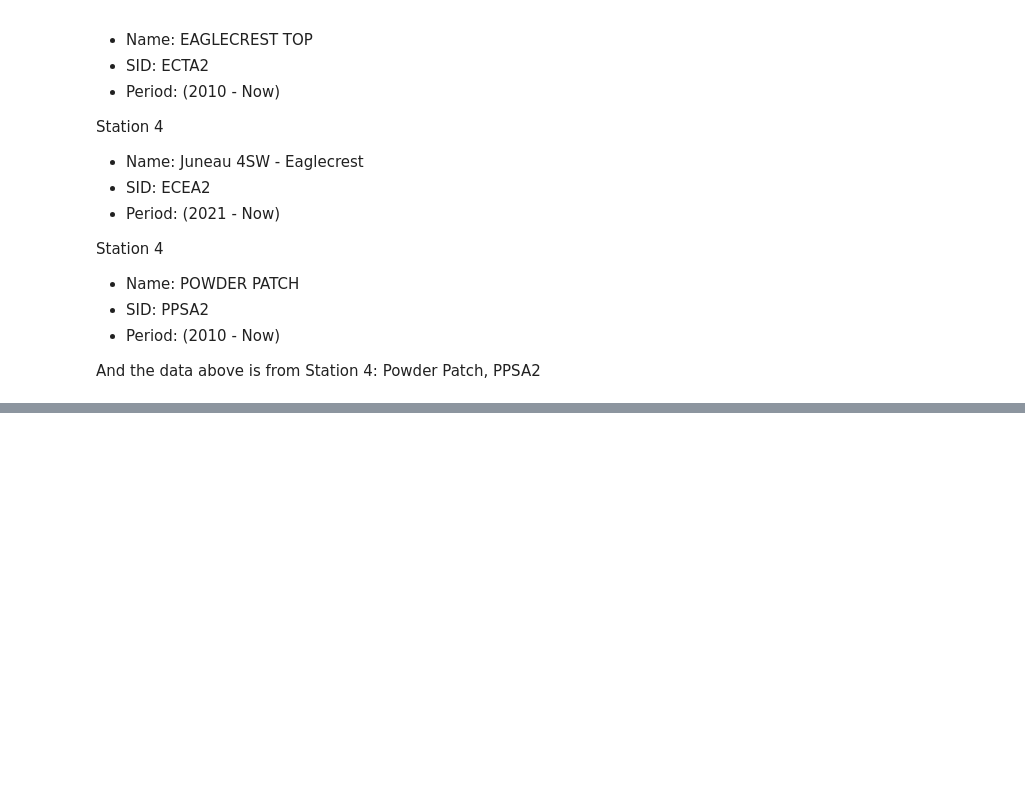
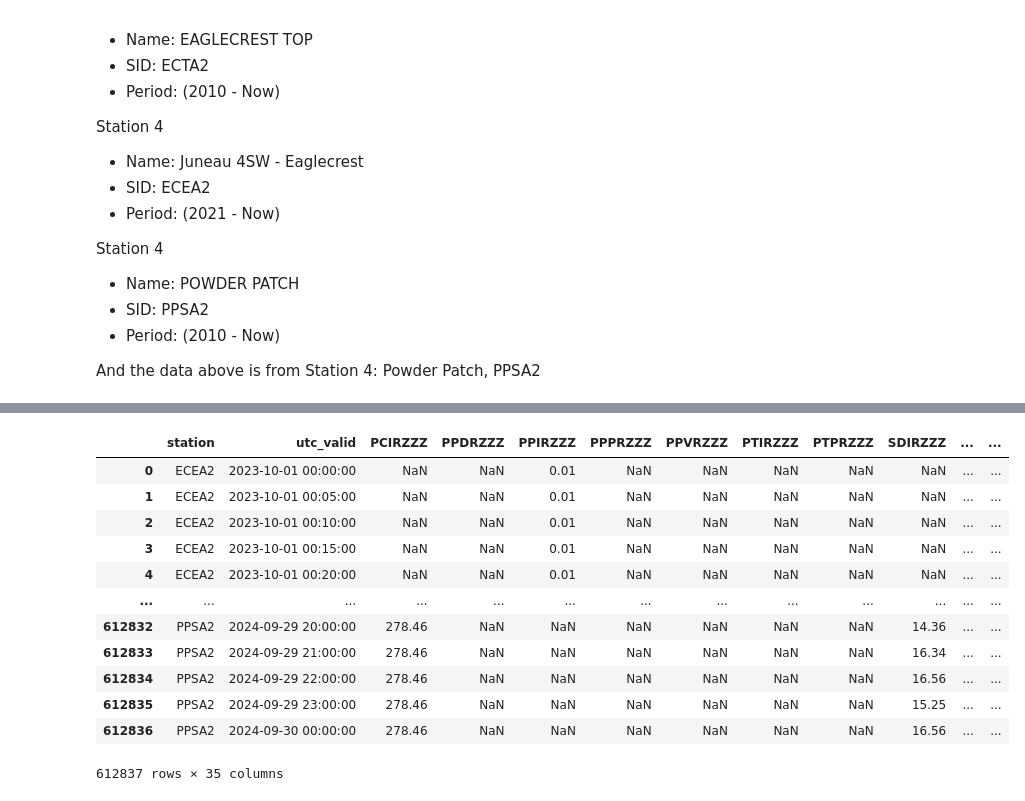
Before and after one commit to cassielumbrazo/juneau_data_analysis, a Jupyter notebook: 2_load_test_data_mesonet.ipynb, the cells around one changed output, grey strips where cells are left out. Saved outputs shown, nothing was run; the diff lists cells and outputs as text; code cells hidden in the pictures; blank space fills up the shorter version.

Commit message:
all stations loaded

```diff
--- a/2_load_test_data_mesonet.ipynb
+++ b/2_load_test_data_mesonet.ipynb
@@ -184,0 +190,20 @@ And the data above is from Station 4: Powder Patch, PPSA2
+# %%
+filename = '/home/cassie/data/eaglecrest/mesonet_datadownload_test_all_eaglecrest_stations.txt'
+
+# open
+df = pd.read_csv(filename, sep = ",")
+df
+# %% [output]
+|  | station | utc_valid | PCIRZZZ | PPDRZZZ | PPIRZZZ | PPPRZZZ | PPVRZZZ | PTIRZZZ | PTPRZZZ | SDIRZZZ | ... | ... |
+| 0 | ECEA2 | 2023-10-01 00:00:00 | NaN | NaN | 0.01 | NaN | NaN | NaN | NaN | NaN | ... | ... |
+| 1 | ECEA2 | 2023-10-01 00:05:00 | NaN | NaN | 0.01 | NaN | NaN | NaN | NaN | NaN | ... | ... |
+| 2 | ECEA2 | 2023-10-01 00:10:00 | NaN | NaN | 0.01 | NaN | NaN | NaN | NaN | NaN | ... | ... |
+| 3 | ECEA2 | 2023-10-01 00:15:00 | NaN | NaN | 0.01 | NaN | NaN | NaN | NaN | NaN | ... | ... |
+| 4 | ECEA2 | 2023-10-01 00:20:00 | NaN | NaN | 0.01 | NaN | NaN | NaN | NaN | NaN | ... | ... |
+| ... | ... | ... | ... | ... | ... | ... | ... | ... | ... | ... | ... | ... |
+| 612832 | PPSA2 | 2024-09-29 20:00:00 | 278.46 | NaN | NaN | NaN | NaN | NaN | NaN | 14.36 | ... | ... |
+| 612833 | PPSA2 | 2024-09-29 21:00:00 | 278.46 | NaN | NaN | NaN | NaN | NaN | NaN | 16.34 | ... | ... |
+| 612834 | PPSA2 | 2024-09-29 22:00:00 | 278.46 | NaN | NaN | NaN | NaN | NaN | NaN | 16.56 | ... | ... |
+| 612835 | PPSA2 | 2024-09-29 23:00:00 | 278.46 | NaN | NaN | NaN | NaN | NaN | NaN | 15.25 | ... | ... |
+| 612836 | PPSA2 | 2024-09-30 00:00:00 | 278.46 | NaN | NaN | NaN | NaN | NaN | NaN | 16.56 | ... | ... |
+612837 rows × 35 columns
```
Also changed, not shown: parts of 6 cells of this notebook.
